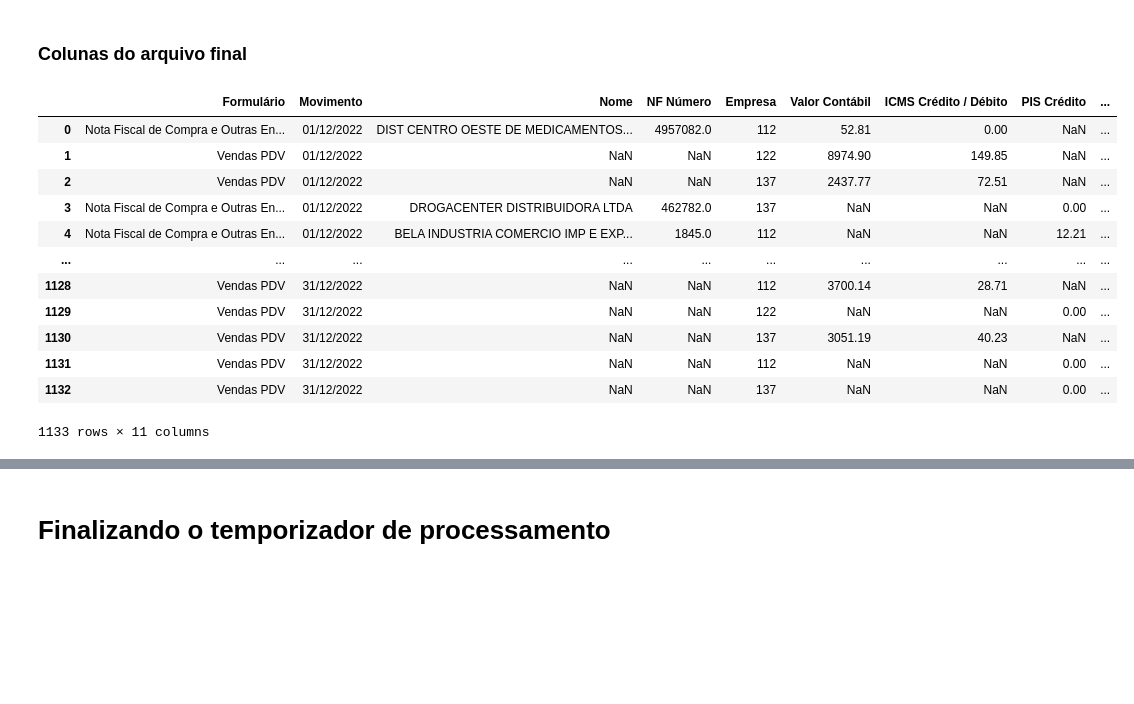
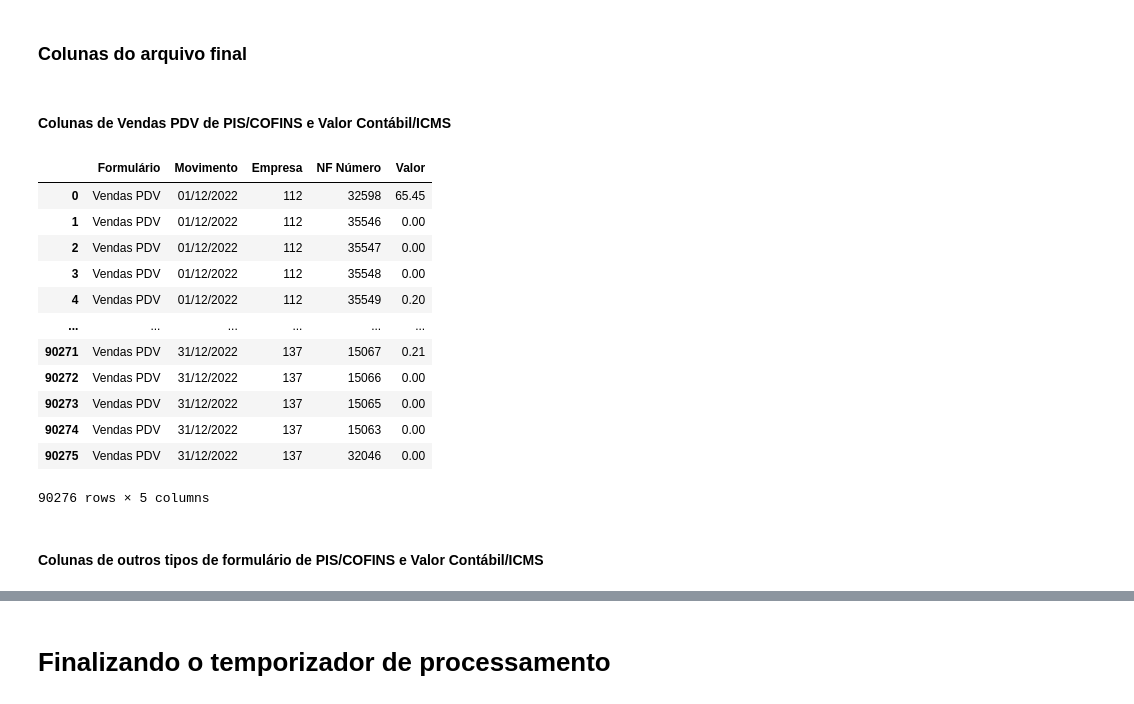
Before and after one commit to mayaram4rtins/compilador-de-arquivos-excel, a Jupyter notebook: compilador-de-arquivos-excel.ipynb, the cells around one changed output, grey strips where cells are left out. Drawn from its saved outputs; the diff is of its cells as text; code cells hidden in the pictures; blank space fills up the shorter version.

Commit message:
Finalização do arquivo final com remodelação das colunas

```diff
--- a/compilador-de-arquivos-excel.ipynb
+++ b/compilador-de-arquivos-excel.ipynb
@@ -136,6 +138,6 @@ Somar valor contábil e ICMS crédito/débito que são de "Formulário: Venda PD
 # %%
 Agrupamento_EntradasSaidas_df = EntradasSaidas_df.loc[EntradasSaidas_df['Formulário'] == 'Vendas PDV',
-                                 ["Formulário", "Movimento", "Empresa", "Valor Contábil",
+                                 ["Formulário", "Movimento", "Nome", "NF Número", "Empresa", "Valor Contábil",
                                   "ICMS Crédito / Débito"]]
 
 display(Agrupamento_EntradasSaidas_df)
@@ -156,6 +158,7 @@ display(Agrupamento_EntradasSaidas_df)
 # %%
 SomaVendasPDV_EntradasSaidas_df = Agrupamento_EntradasSaidas_df.groupby(['Formulário',
                                          'Empresa',
+                                         'NF Número',
                                          'Movimento'])[['Valor Contábil',
                                                         'ICMS Crédito / Débito']].sum().reset_index()
 
@@ -224,8 +247,9 @@ display(Agrupamento_PISCOFINS_df)
 # %%
 SomaVendasPDV_PISCOFINS_df = Agrupamento_PISCOFINS_df.groupby(['Formulário',
-                                                    'Empresa', 'Movimento'])[['COFINS Débito',
+                                                    'Empresa', 'NF Número', 'Movimento'])[['COFINS Débito',
                                                                               'PIS Débito',
                                                                               'COFINS Crédito',
                                                                               'PIS Crédito']].sum().reset_index()
+
 display(SomaVendasPDV_PISCOFINS_df)
 # %% [output]
@@ -244,0 +271,29 @@ display(SomaVendasPDV_PISCOFINS_df)
+# %%
+VendasPDV_COFINSD_df = SomaVendasPDV_PISCOFINS_df.loc[SomaVendasPDV_PISCOFINS_df['Formulário'] == 'Vendas PDV',
+                                 ["Formulário", "Movimento", "NF Número", "Empresa",
+                                  "COFINS Débito"]]
+
+Coluna_VendasPDV_COFINSD_Renomeada_df  = VendasPDV_COFINSD_df.rename(columns={'COFINS Débito': 'Valor'})
+
+VendasPDV_PISD_df = SomaVendasPDV_PISCOFINS_df.loc[SomaVendasPDV_PISCOFINS_df['Formulário'] == 'Vendas PDV',
+                                 ["Formulário", "Movimento", "NF Número", "Empresa",
+                                  "PIS Débito"]]
+
+Coluna_VendasPDV_PISD_Renomeada_df  = VendasPDV_PISD_df.rename(columns={'PIS Débito': 'Valor'})
+
+VendasPDV_COFINSC_df = SomaVendasPDV_PISCOFINS_df.loc[SomaVendasPDV_PISCOFINS_df['Formulário'] == 'Vendas PDV',
+                                 ["Formulário", "Movimento", "NF Número", "Empresa",
+                                  "COFINS Crédito"]]
+
+Coluna_VendasPDV_COFINSC_Renomeada_df  = VendasPDV_COFINSC_df.rename(columns={'COFINS Crédito': 'Valor'})
+
+VendasPDV_PISC_df = SomaVendasPDV_PISCOFINS_df.loc[SomaVendasPDV_PISCOFINS_df['Formulário'] == 'Vendas PDV',
+                                 ["Formulário", "Movimento", "NF Número", "Empresa",
+                                  "PIS Crédito"]]
+
+Coluna_VendasPDV_PISC_Renomeada_df  = VendasPDV_PISC_df.rename(columns={'PIS Crédito': 'Valor'})
+
+Colunas_VendasPDV_PISCOFINS_df = pd.concat([Coluna_VendasPDV_COFINSD_Renomeada_df , Coluna_VendasPDV_PISD_Renomeada_df ,
+                                            Coluna_VendasPDV_COFINSC_Renomeada_df , Coluna_VendasPDV_PISC_Renomeada_df], ignore_index = True)
+
+display(Colunas_VendasPDV_PISCOFINS_df)
@@ -319,20 +336,24 @@ Colunas_Arquivo_Final_PISCOFINS_df
 # %% [markdown]
 ### Colunas do arquivo final
+# %% [markdown]
+#### Colunas de Vendas PDV de PIS/COFINS e Valor Contábil/ICMS
 # %%
-arqFinal_df = pd.concat([Colunas_Arquivo_Final_EntradasSaidas_df, Colunas_Arquivo_Final_PISCOFINS_df], ignore_index = True)
-arqFinal_df = arqFinal_df.sort_values(by='Movimento').reset_index(drop = True)
-arqFinal_df
+arqFinal_VendasPDV_df = pd.concat([Colunas_Arquivo_Final_ValorContabil_ICMS_df, Colunas_VendasPDV_PISCOFINS_df], ignore_index = True)
+arqFinal_VendasPDV_df = arqFinal_VendasPDV_df.sort_values(by='Movimento').reset_index(drop = True)
+arqFinal_VendasPDV_df
 # %% [output]
-|  | Formulário | Movimento | Nome | NF Número | Empresa | Valor Contábil | ICMS Crédito / Débito | PIS Crédito | ... |
-| 0 | Nota Fiscal de Compra e Outras En... | 01/12/2022 | DIST CENTRO OESTE DE MEDICAMENTOS... | 4957082.0 | 112 | 52.81 | 0.00 | NaN | ... |
-| 1 | Vendas PDV | 01/12/2022 | NaN | NaN | 122 | 8974.90 | 149.85 | NaN | ... |
-| 2 | Vendas PDV | 01/12/2022 | NaN | NaN | 137 | 2437.77 | 72.51 | NaN | ... |
-| 3 | Nota Fiscal de Compra e Outras En... | 01/12/2022 | DROGACENTER DISTRIBUIDORA LTDA | 462782.0 | 137 | NaN | NaN | 0.00 | ... |
-| 4 | Nota Fiscal de Compra e Outras En... | 01/12/2022 | BELA INDUSTRIA COMERCIO IMP E EXP... | 1845.0 | 112 | NaN | NaN | 12.21 | ... |
-| ... | ... | ... | ... | ... | ... | ... | ... | ... | ... |
-| 1128 | Vendas PDV | 31/12/2022 | NaN | NaN | 112 | 3700.14 | 28.71 | NaN | ... |
-| 1129 | Vendas PDV | 31/12/2022 | NaN | NaN | 122 | NaN | NaN | 0.00 | ... |
-| 1130 | Vendas PDV | 31/12/2022 | NaN | NaN | 137 | 3051.19 | 40.23 | NaN | ... |
-| 1131 | Vendas PDV | 31/12/2022 | NaN | NaN | 112 | NaN | NaN | 0.00 | ... |
-| 1132 | Vendas PDV | 31/12/2022 | NaN | NaN | 137 | NaN | NaN | 0.00 | ... |
+|  | Formulário | Movimento | Empresa | NF Número | Valor |
+| 0 | Vendas PDV | 01/12/2022 | 112 | 32598 | 65.45 |
+| 1 | Vendas PDV | 01/12/2022 | 112 | 35546 | 0.00 |
+| 2 | Vendas PDV | 01/12/2022 | 112 | 35547 | 0.00 |
+| 3 | Vendas PDV | 01/12/2022 | 112 | 35548 | 0.00 |
+| 4 | Vendas PDV | 01/12/2022 | 112 | 35549 | 0.20 |
+| ... | ... | ... | ... | ... | ... |
+| 90271 | Vendas PDV | 31/12/2022 | 137 | 15067 | 0.21 |
+| 90272 | Vendas PDV | 31/12/2022 | 137 | 15066 | 0.00 |
+| 90273 | Vendas PDV | 31/12/2022 | 137 | 15065 | 0.00 |
+| 90274 | Vendas PDV | 31/12/2022 | 137 | 15063 | 0.00 |
+| 90275 | Vendas PDV | 31/12/2022 | 137 | 32046 | 0.00 |
-1133 rows × 11 columns
+90276 rows × 5 columns
+# %% [markdown]
+#### Colunas de outros tipos de formulário de PIS/COFINS e Valor Contábil/ICMS
```
Also changed, not shown: parts of 36 cells of this notebook, 1 other file.
